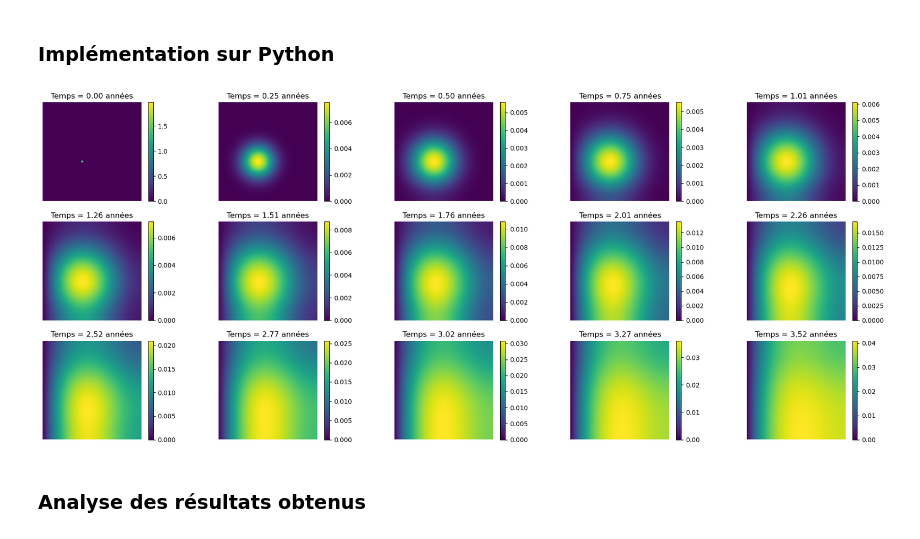
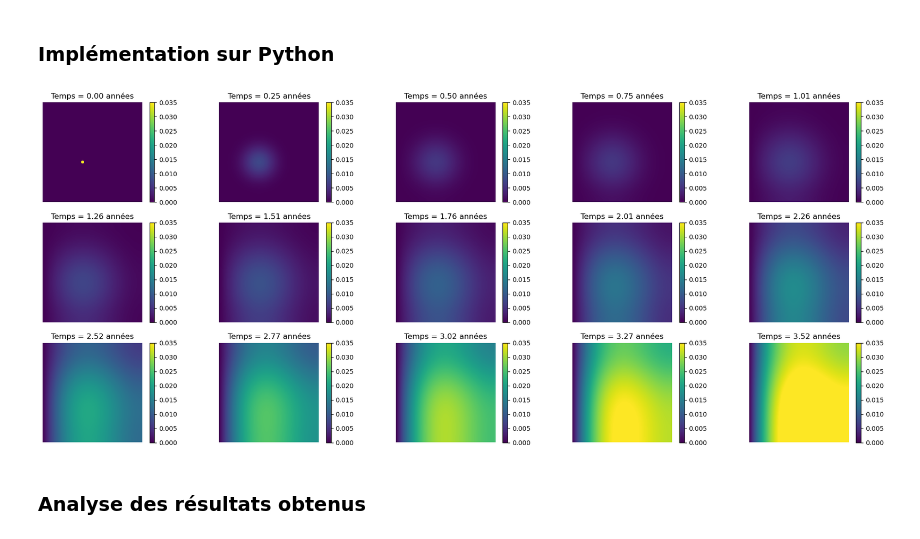
Before and after one commit to valplus6/valerie.plusquellec, a Jupyter notebook: projets/propagation_frelons.ipynb, the cells around one changed output. Saved outputs shown, nothing was run; the diff lists cells and outputs as text; code cells hidden in the pictures.

Commit message:
Add files via upload
maj frelons

```diff
--- a/projets/propagation_frelons.ipynb
+++ b/projets/propagation_frelons.ipynb
@@ -129,7 +129,7 @@ dt = min(0.99 * dx**2 / (4 * D),0.99 * dy**2 / (4 * D))   # pas de temps respect
 # Grille
 x = np.linspace(0, L, N_points)
 y = np.linspace(0, L, N_points)
-u_grid = np.zeros((N_points, N_points))
+u_grid = np.zeros((N_points, N_points)) # Tableau qui contiendra la densité de frelons
 
 # Condition initiale : disque de rayon 2 centré en (80,80) avec 2 nids
 cx, cy, radius = 80, 80, 2
@@ -154,36 +154,37 @@ def reaction(Z):
 resultats = []
 
 # Boucle en temps
 n_steps = 15000
 for n in range(n_steps):
     u_old = u_grid.copy()
     # Schéma des différences finies pour l'équation de Fisher
     u_grid[1:-1,1:-1] = u_old[1:-1,1:-1] + dt * (D * laplacien(u_old)[1:-1,1:-1] + reaction(u_old)[1:-1,1:-1])
     # Conditions de Dirichlet sur C1
     u_grid[0,:] = 0
     # Conditions de Neumann sur C2, C3 et C4
     u_grid[-1,:] = u_grid[-2, :]
     u_grid[:,0] = u_grid[:, 1]
     u_grid[:,-1] = u_grid[:, -2]
 
     # Stockage des résultats tous les 1000 pas
     if n % 1000 == 0:
         resultats.append(u_grid.copy())
 
 # Affichage des résultats stockés
 fig, axes = plt.subplots(3, 5, figsize=(20, 8))  # sur 3 lignes, 5 colonnes
 axes = axes.flatten()
-
+vmin = 0
+vmax= 0.035
 for i, u_resultat in enumerate(resultats):
-    im = axes[i].imshow(u_resultat.T, origin='lower', extent=[0,L,0,L], cmap='viridis')
+    im = axes[i].imshow(u_resultat.T, origin='lower', extent=[0,L,0,L], cmap='viridis', vmin=vmin, vmax=vmax)
     axes[i].set_title(f'Temps = {i*1000*dt:.2f} années')
     axes[i].axis('off')
     fig.colorbar(im, ax=axes[i], fraction=0.046, pad=0.04)
 
 plt.tight_layout()
 plt.show()
 # %% [output]
-[figure, old version]
+[figure, new version]
 # %% [markdown]
 ### Analyse des résultats obtenus
 # %% [markdown]
```
Also changed, not shown: parts of 4 cells of this notebook.
